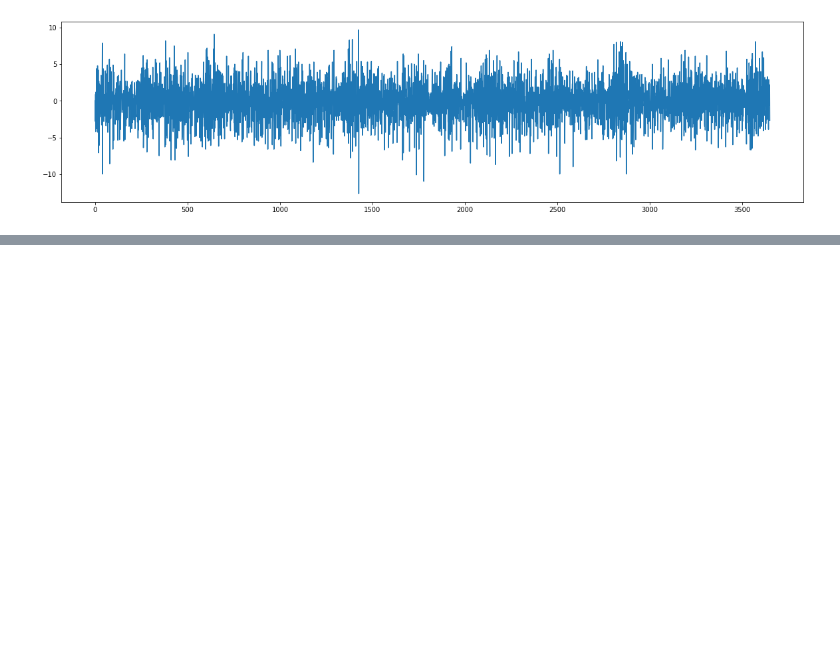
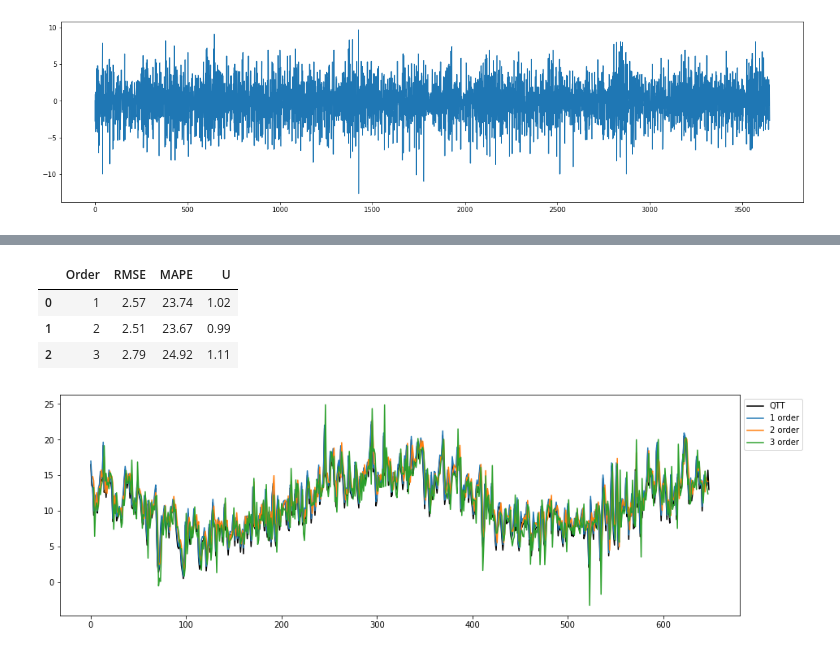
Before and after one commit to philbeliveau/Fuzzy_FTS, a Jupyter notebook: Electricity_data/Electricity_Univariate.ipynb, the cells around one changed output, grey strips where cells are left out. Cells and saved outputs as stored; diff of their text form; code cells hidden in the pictures; blank space fills up the shorter version.

```diff
--- a/Electricity_data/Electricity_Univariate.ipynb
+++ b/Electricity_data/Electricity_Univariate.ipynb
@@ -50,0 +134,37 @@ pass
+# %%
+from pyFTS.models import hofts
+from pyFTS.partitioners import Grid
+from pyFTS.benchmarks import Measures
+rows = []
+
+fig, ax = plt.subplots(nrows=1, ncols=1,figsize=[15,5])
+
+ax.plot(uni_test, label='QTT',color='black')
+
+for order in np.arange(1,4):
+  part = CMeans.CMeansPartitioner(data=uni_train, npart=25, transformation=diff)
+  model = hofts.HighOrderFTS(order=order, partitioner=part)
+  model.append_transformation(diff)
+  model.fit(uni_train)
+  forecasts = model.predict(uni_test)
+  if order > 1:
+    for k in np.arange(order):
+      forecasts.insert(0,None)
+
+  ax.plot(forecasts[:-1], label=str(order) + " order")
+
+  rmse, mape, u = Measures.get_point_statistics(uni_test, model)
+
+  rows.append([order, rmse, mape, u])
+
+
+handles, labels = ax.get_legend_handles_labels()
+lgd = ax.legend(handles, labels, loc=2, bbox_to_anchor=(1, 1))
+
+pd.DataFrame(rows, columns=['Order','RMSE','MAPE','U'])
+# %% [output]
+|  | Order | RMSE | MAPE | U |
+| 0 | 1 | 2.57 | 23.74 | 1.02 |
+| 1 | 2 | 2.51 | 23.67 | 0.99 |
+| 2 | 3 | 2.79 | 24.92 | 1.11 |
+[figure, added]
```
Also changed, not shown: parts of 25 cells of this notebook, 1 other file.
